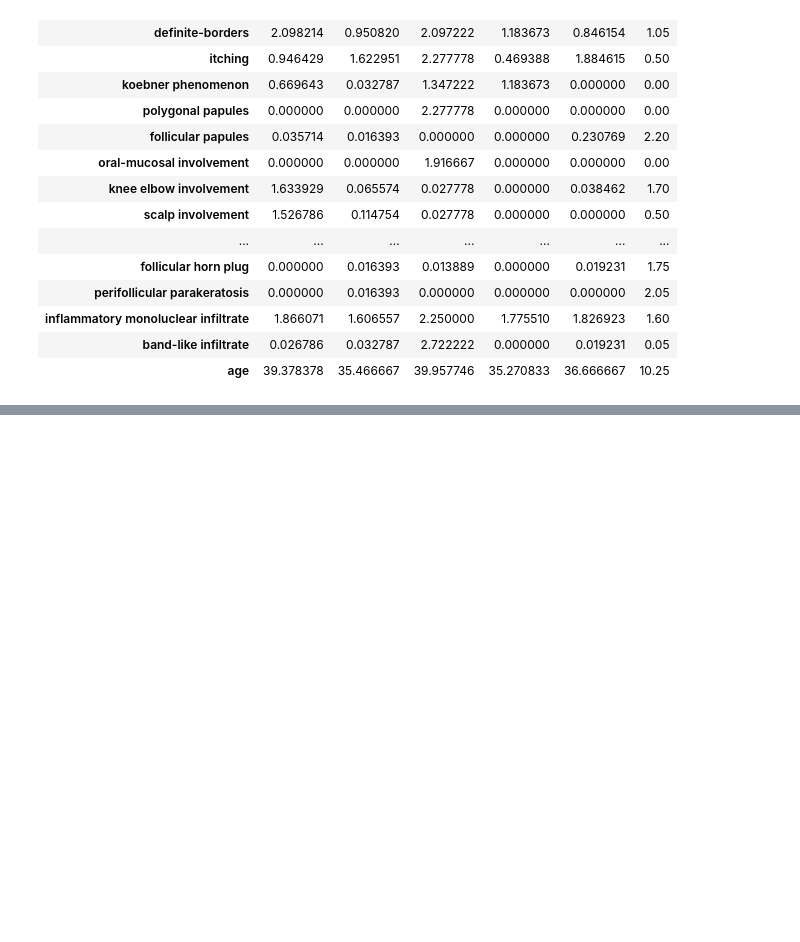
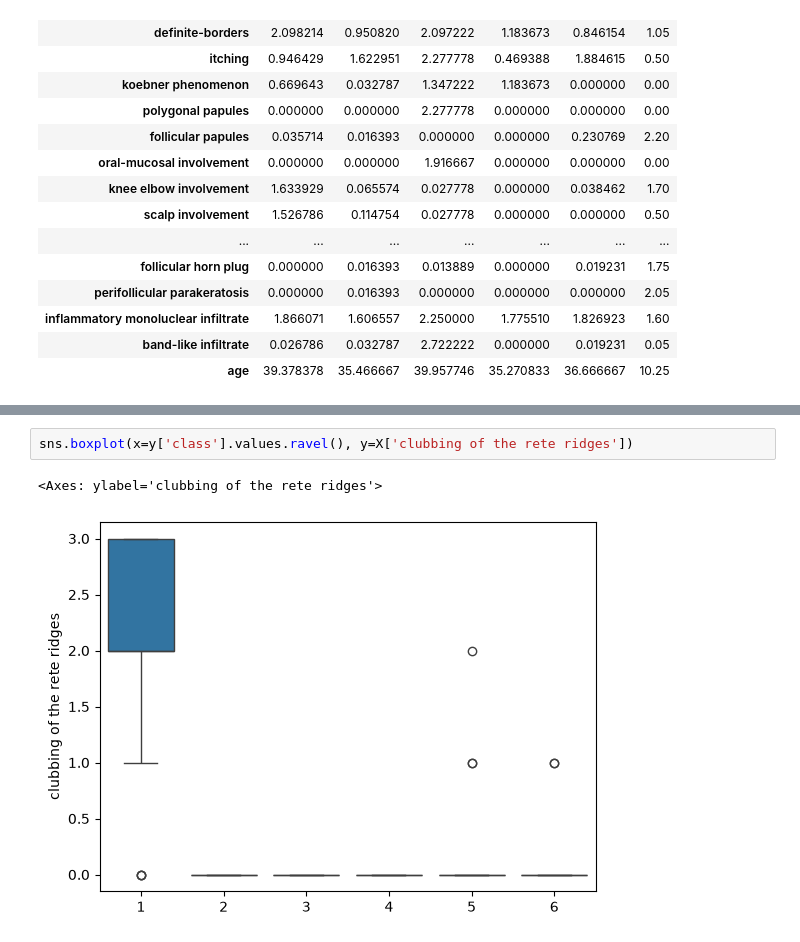
Before and after one commit to itsjohntle/dermaclf, a Jupyter notebook: notebooks/01_eda.ipynb, the cells around one changed output, grey strips where cells are left out. Cells and saved outputs as stored; diff of their text form; blank space fills up the shorter version.

```diff
--- a/notebooks/01_eda.ipynb
+++ b/notebooks/01_eda.ipynb
@@ -261,0 +280,5 @@ NameError: name 'sns' is not defined
+# %%
+sns.boxplot(x=y['class'].values.ravel(), y=X['clubbing of the rete ridges'])
+# %% [output]
+<Axes: ylabel='clubbing of the rete ridges'>
+[figure, added]
```
Also changed, not shown: parts of 14 cells of this notebook.
